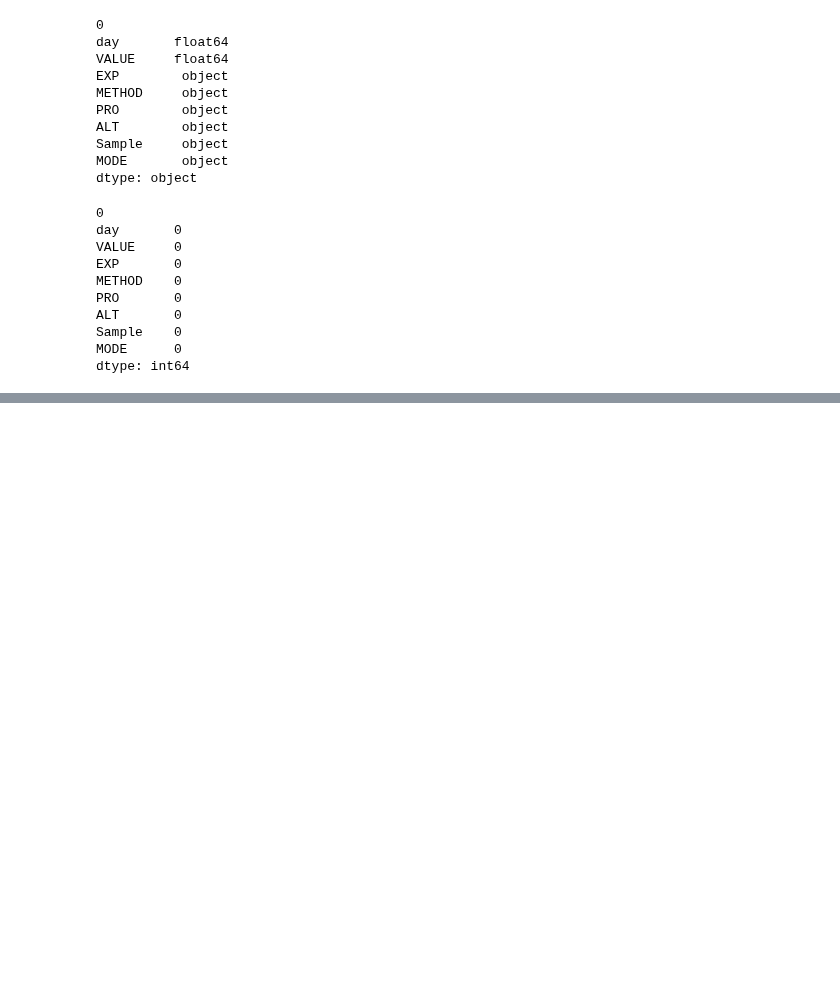
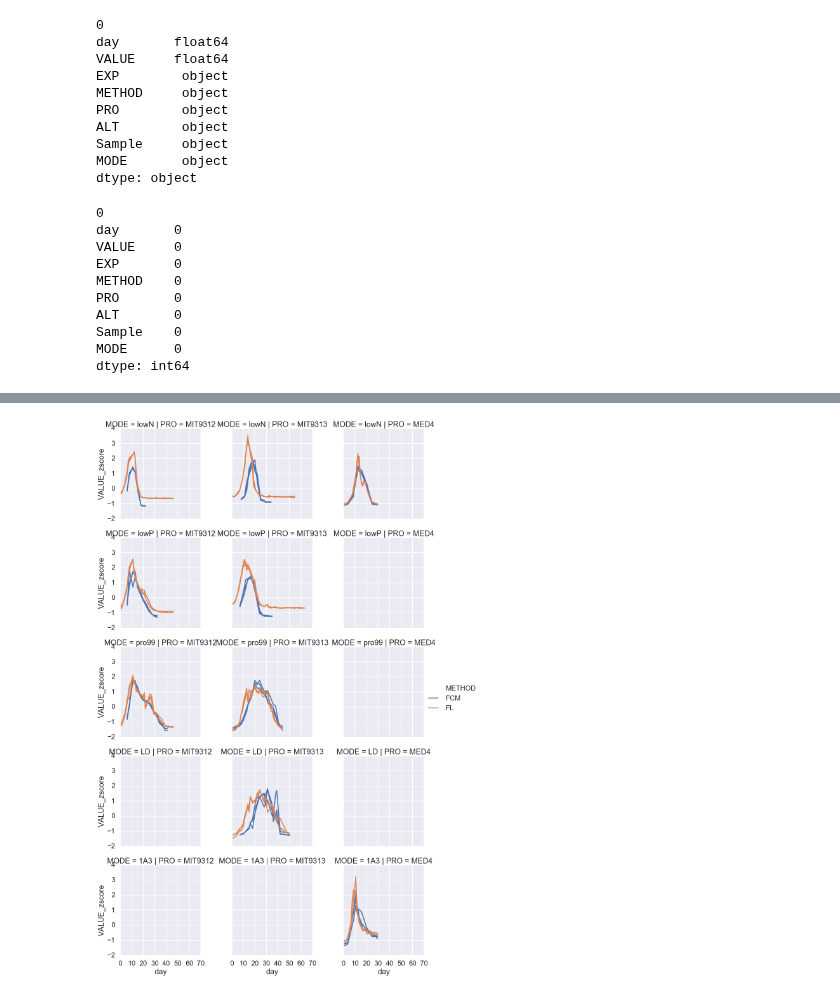
Before and after one commit to wosnat/ccpa, a Jupyter notebook: ccpa_fcm_fl.ipynb, the cells around one changed output, grey strips where cells are left out. Saved outputs shown, nothing was run; the diff lists cells and outputs as text; code cells hidden in the pictures; blank space fills up the shorter version.

```diff
--- a/ccpa_fcm_fl.ipynb
+++ b/ccpa_fcm_fl.ipynb
@@ -181,0 +201,3 @@ df.groupby(['METHOD']).describe()
+# %%
+# (x - x.mean()) / x.std()
+df['VALUE_zscore'] = df.groupby('Sample').VALUE.transform(zscore)
@@ -181,0 +213,5 @@ df.groupby(['METHOD']).describe()
+# %%
+g = sns.relplot(data=df, hue='METHOD', row='MODE',  col='PRO',x='day', y='VALUE_zscore',
+            kind='line', estimator=None, units='EXP')
+# %% [output]
+[figure, added]
```
Also changed, not shown: parts of 9 cells of this notebook.
